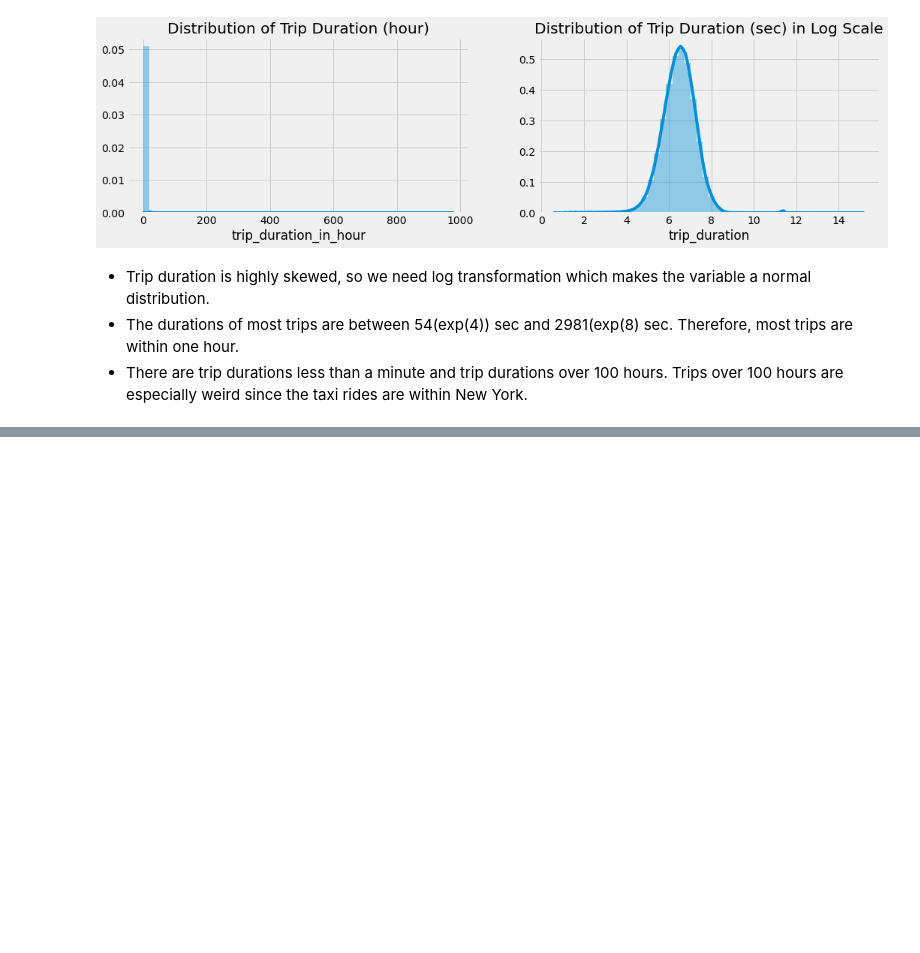
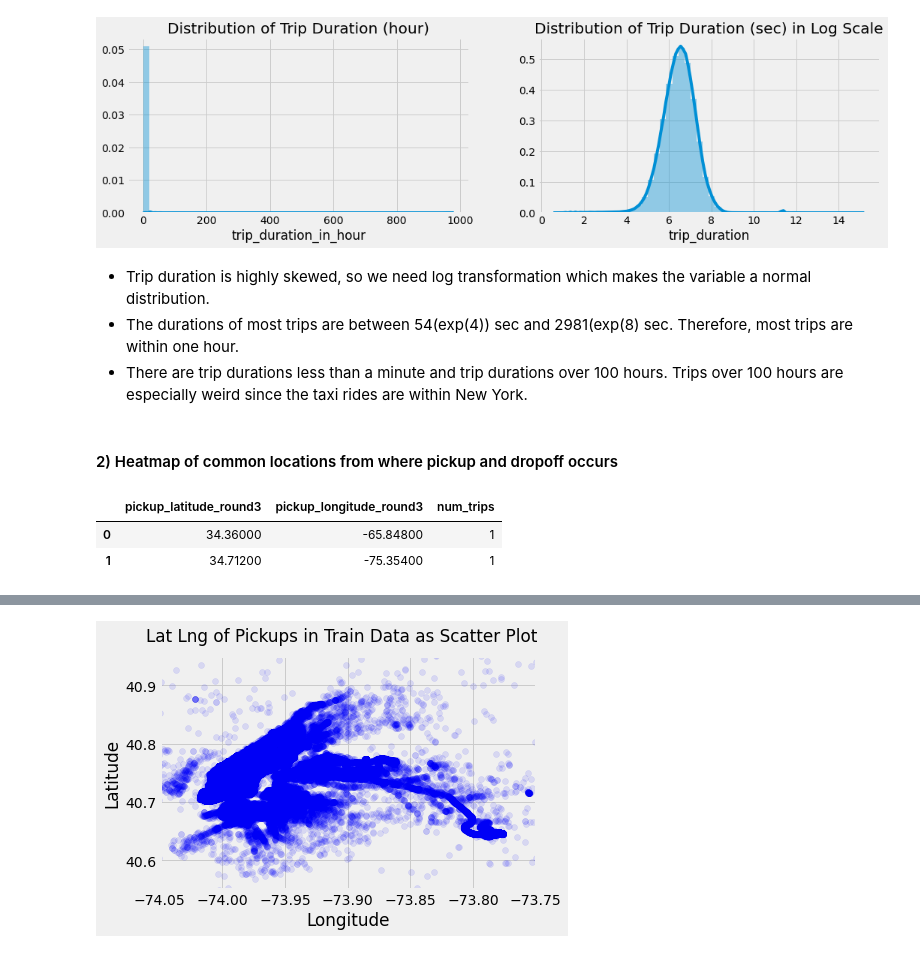
Before and after one commit to sam351/competitions, a Jupyter notebook: kaggle_NY-taxi/200603_NY-taxi_study-01_EDA.ipynb, the cells around one changed output, grey strips where cells are left out. Saved outputs shown, nothing was run; the diff lists cells and outputs as text; code cells hidden in the pictures; blank space fills up the shorter version.

Commit message:
Modify 200603_NY-taxi_study-01_EDA.ipynb
- Add 2) Heatmap of common locations in EDA

```diff
--- a/kaggle_NY-taxi/200603_NY-taxi_study-01_EDA.ipynb
+++ b/kaggle_NY-taxi/200603_NY-taxi_study-01_EDA.ipynb
@@ -201,3 +202,40 @@ plt.show()
 - Trip duration is highly skewed, so we need log transformation which makes the variable a normal distribution.
 - The durations of most trips are between 54(exp(4)) sec and 2981(exp(8) sec. Therefore, most trips are within one hour.
 - There are trip durations less than a minute and trip durations over 100 hours. Trips over 100 hours are especially weird since the taxi rides are within New York.
+# %% [markdown]
+#### 2) Heatmap of common locations from where pickup and dropoff occurs
+# %%
+pickup_count = train.groupby(['pickup_latitude_round3', 'pickup_longitude_round3'])['id'].count().reset_index().rename(columns={'id':'num_trips'})
+dropoff_count = train.groupby(['dropoff_latitude_round3', 'dropoff_longitude_round3'])['id'].count().reset_index().rename(columns={'id':'num_trips'})
+
+pickup_count.head(2)
+# %% [output]
+|  | pickup_latitude_round3 | pickup_longitude_round3 | num_trips |
+| 0 | 34.36000 | -65.84800 | 1 |
+| 1 | 34.71200 | -75.35400 | 1 |
+# %%
+# folium heatmap
+pickup_map = folium.Map(location=[40.730610, -73.935242], zoom_start=10,
+                        width='80%', height='80%')
+heatmap_wide = folium.plugins.HeatMap(pickup_count, min_opacity=0.2,
+                                 max_zoom=1, radius=5, blur=15)
+pickup_map.add_child(heatmap_wide)
+display(pickup_map)
+
+
+# matplotlib scatterplot
+lng_border = (-74.05, -73.75)
+lat_border = (40.55, 40.95)
+
+fig, ax = plt.subplots(ncols=1)
+ax.scatter(train.pickup_longitude, train.pickup_latitude,
+           color='blue', label='train', alpha=0.1)
+plt.xlim(lng_border)
+plt.ylim(lat_border)
+
+fig.suptitle('Lat Lng of Pickups in Train Data as Scatter Plot')
+plt.xlabel('Longitude')
+plt.ylabel('Latitude')
+
+plt.show()
+# %% [output]
@@ -203,0 +243 @@ plt.show()
+[figure, added]
```
Also changed, not shown: parts of 5 cells of this notebook.
